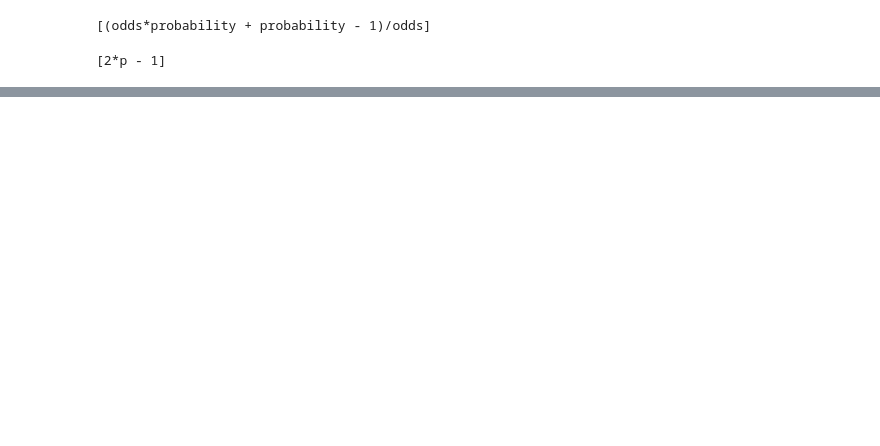
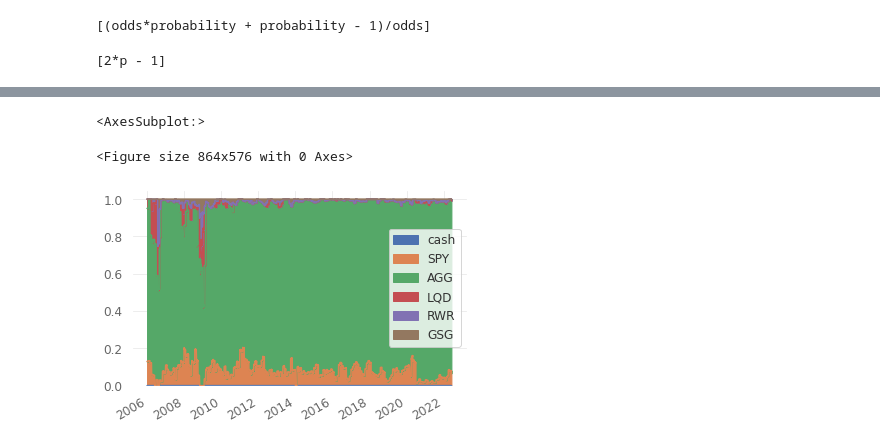
Before and after one commit to QuhiQuhihi/project_Asset_Allocation, a Jupyter notebook: 03_kelly_criteriom.ipynb, the cells around one changed output, grey strips where cells are left out. Drawn from its saved outputs; the diff is of its cells as text; code cells hidden in the pictures; blank space fills up the shorter version.

```diff
--- a/03_kelly_criteriom.ipynb
+++ b/03_kelly_criteriom.ipynb
@@ -10,4 +7,11 @@
 # %%
 import warnings
 warnings.filterwarnings('ignore')
+# %%
+import os
+import numpy as np
+import pandas as pd
+import matplotlib.pyplot as plt
+from dateutil.relativedelta import relativedelta
+plt.rcParams["figure.figsize"] = (12, 8) # (width, height)
 # %%
@@ -54,0 +68,8 @@ solve(diff(y, f), f)
+# %%
+custom_universe = [
+    'SPY', # SPDR S&P 500 ETF Trust
+    'AGG', # iShares Core U.S. Aggregate Bond ETF
+    'LQD', # iShares iBoxx Investment Grade Corporate Bond ETF
+    "RWR", # SPDR® Dow Jones® REIT ETF
+    "GSG"  # iShares S&P GSCI Commodity Indexed Trust
+    ]
@@ -54,0 +138,5 @@ solve(diff(y, f), f)
+# %%
+engine = BacktestEngine(yfinance_list=custom_universe, fred_list=[], market_fred_list=[])
+kelly = Kelly(engine.cache)
+engine.run_backtest(target_generator=kelly, sdate=start_date, edate=end_date, transaction_cost=cost)
+my_strategy = engine.asset_df.sum(axis=1)
@@ -54,0 +148,8 @@ solve(diff(y, f), f)
+# %%
+weight_historical_portfolio = kelly.historical_weight()
+plt.figure(figsize=(12,8))
+weight_historical_portfolio.plot.area(legend=True)
+# %% [output]
+<AxesSubplot:>
+<Figure size 864x576 with 0 Axes>
+[figure, added]
```
Also changed, not shown: parts of 31 cells of this notebook, 1 other file.
